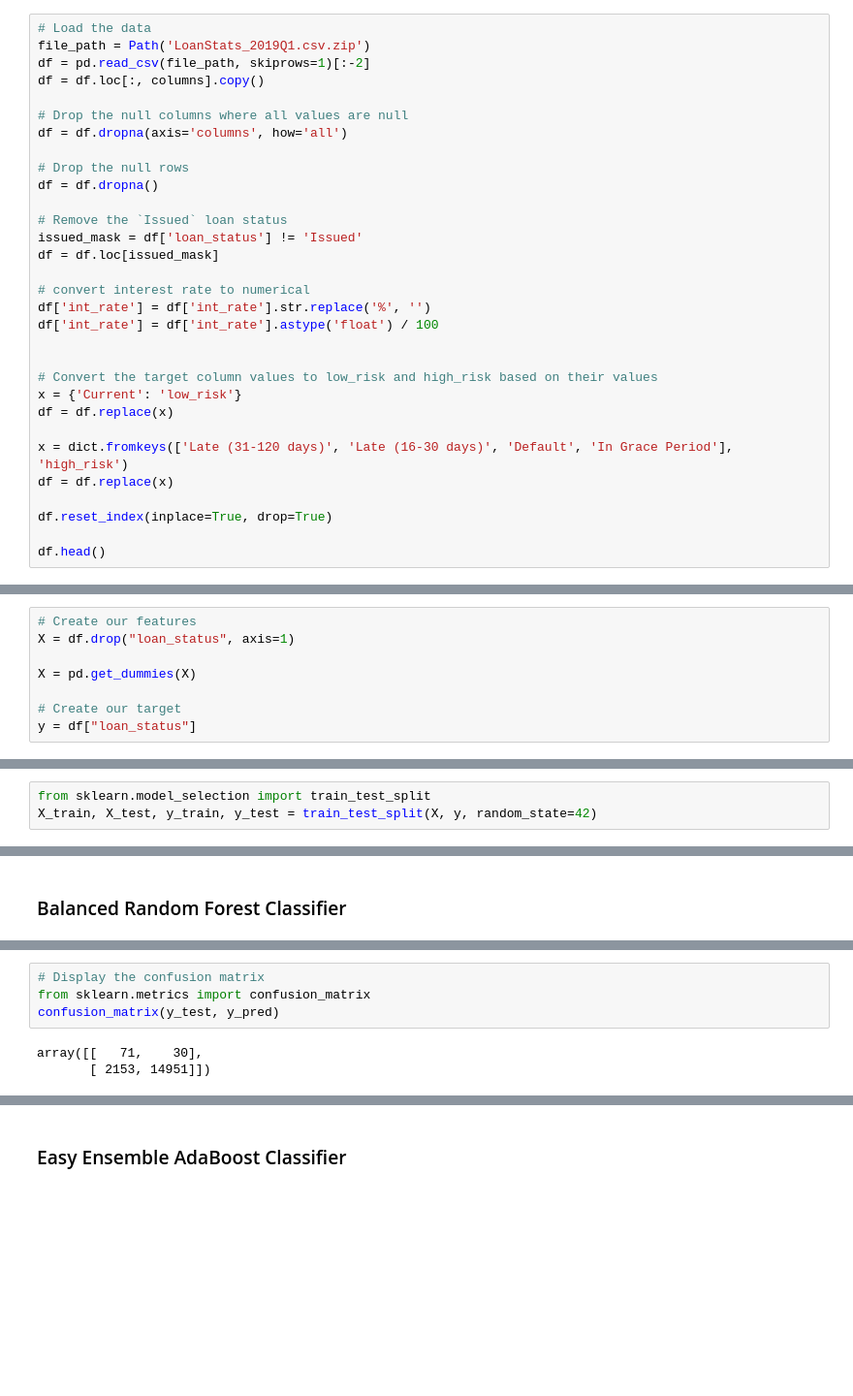
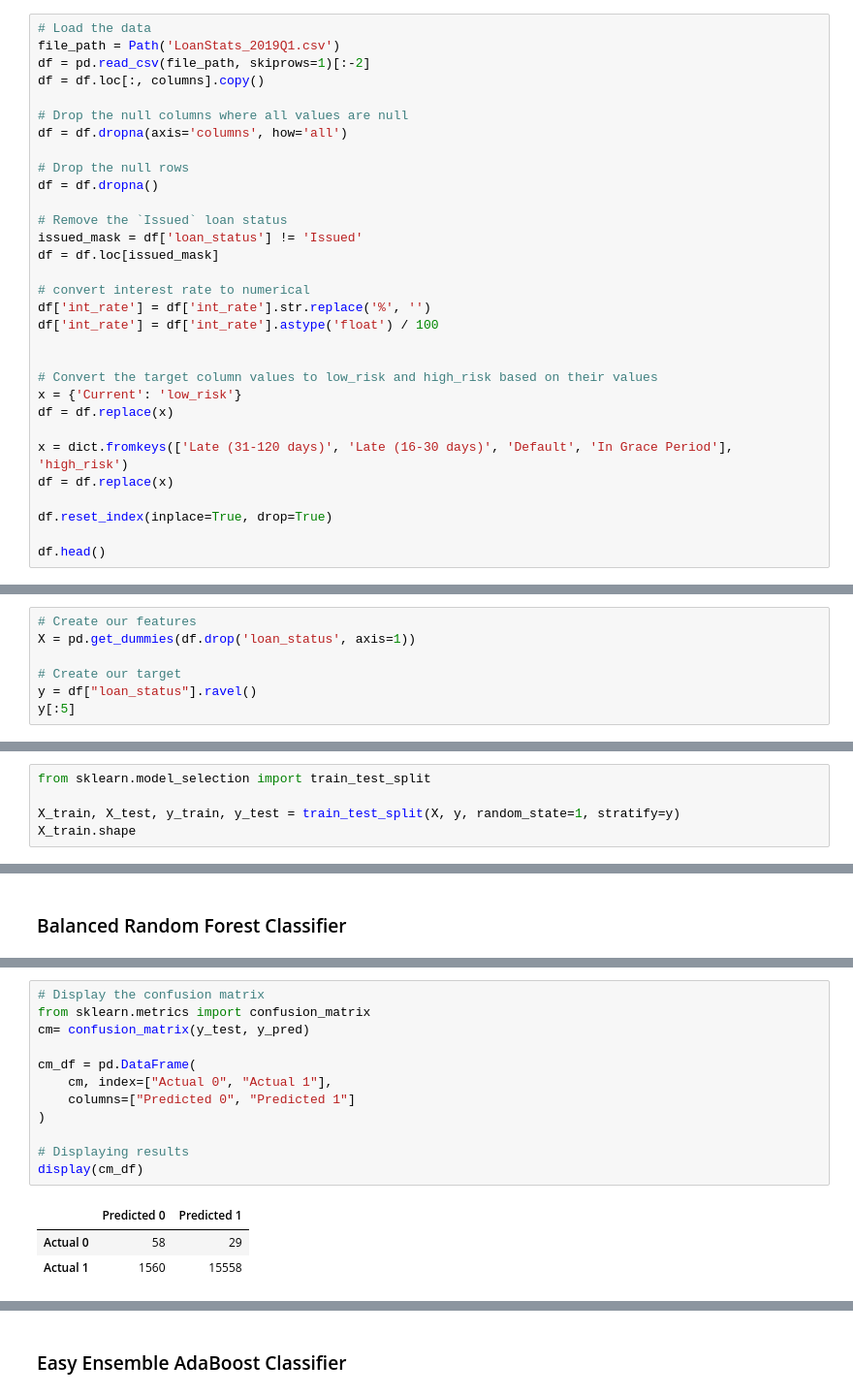
Before and after one commit to scantling4/Credit_Risk_Analysis, a Jupyter notebook: Module-17-Challenge-Resources/credit_risk_ensemble.ipynb, the cells around one changed output, grey strips where cells are left out. Shown: that part at 97% size. Drawn from its saved outputs; the diff is of its cells as text; blank space fills up the shorter version.

```diff
--- a/Module-17-Challenge-Resources/credit_risk_ensemble.ipynb
+++ b/Module-17-Challenge-Resources/credit_risk_ensemble.ipynb
@@ -43,7 +43,7 @@ columns = [
 target = ["loan_status"]
 # %%
 # Load the data
-file_path = Path('LoanStats_2019Q1.csv.zip')
+file_path = Path('LoanStats_2019Q1.csv')
 df = pd.read_csv(file_path, skiprows=1)[:-2]
 df = df.loc[:, columns].copy()
 
@@ -84,9 +84,8 @@ df.head()
 # Split the Data into Training and Testing
 # %%
 # Create our features
-X = df.drop("loan_status", axis=1)
-
-X = pd.get_dummies(X)
+X = pd.get_dummies(df.drop('loan_status', axis=1))
 
 # Create our target
-y = df["loan_status"]
+y = df["loan_status"].ravel()
+y[:5]
@@ -112,4 +114,6 @@ high_risk      347
 Name: loan_status, dtype: int64
 # %%
 from sklearn.model_selection import train_test_split
-X_train, X_test, y_train, y_test = train_test_split(X, y, random_state=42)
+
+X_train, X_test, y_train, y_test = train_test_split(X, y, random_state=1, stratify=y)
+X_train.shape
@@ -144,9 +148,18 @@ balanced_accuracy_score(y_test, y_pred)
 # %%
 # Display the confusion matrix
 from sklearn.metrics import confusion_matrix
-confusion_matrix(y_test, y_pred)
+cm= confusion_matrix(y_test, y_pred)
+
+cm_df = pd.DataFrame(
+    cm, index=["Actual 0", "Actual 1"],
+    columns=["Predicted 0", "Predicted 1"]
+)
+
+# Displaying results
+display(cm_df)
 # %% [output]
-array([[   71,    30],
-       [ 2153, 14951]])
+|  | Predicted 0 | Predicted 1 |
+| Actual 0 | 58 | 29 |
+| Actual 1 | 1560 | 15558 |
 # %%
 # Print the imbalanced classification report
```
Also changed, not shown: parts of 11 cells of this notebook.
